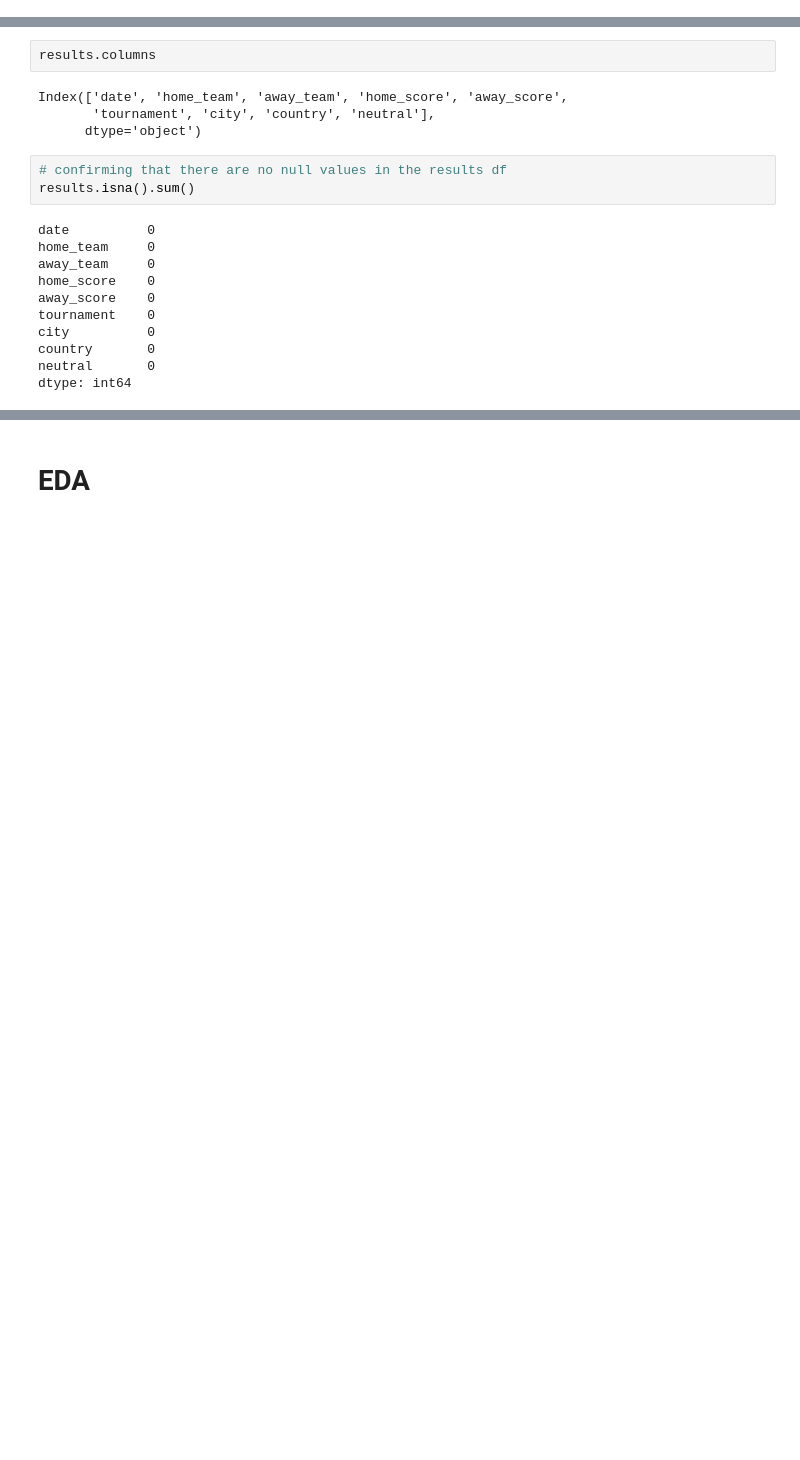
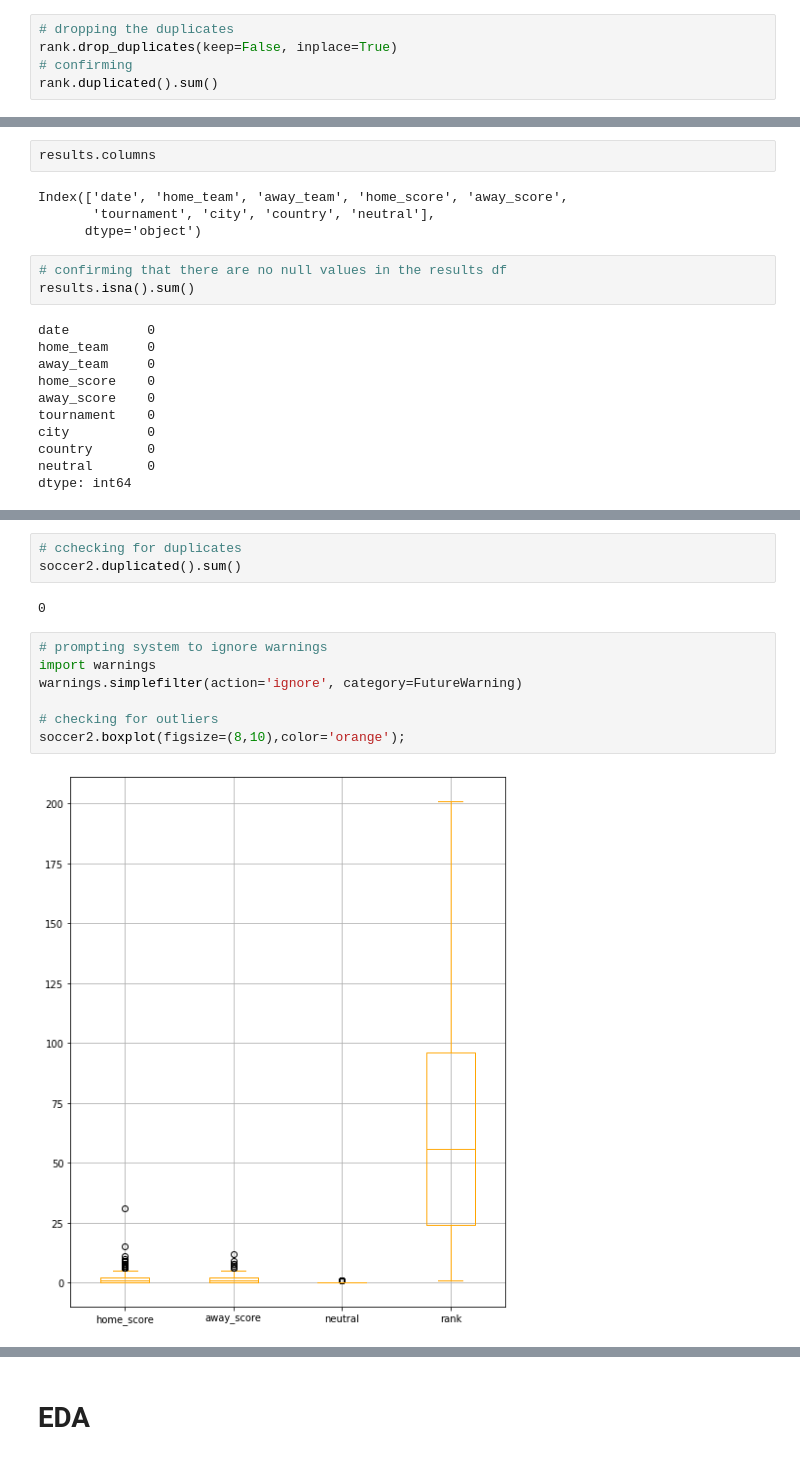
Before and after one commit to Mwadz/IP-week-6, a Jupyter notebook: Week_6_Machine_Learning_Regression_Cynthia_Mwadime_2022_IP.ipynb, the cells around one changed output, grey strips where cells are left out. Drawn from its saved outputs; the diff is of its cells as text; blank space fills up the shorter version.

```diff
--- a/Week_6_Machine_Learning_Regression_Cynthia_Mwadime_2022_IP.ipynb
+++ b/Week_6_Machine_Learning_Regression_Cynthia_Mwadime_2022_IP.ipynb
@@ -105,0 +122,5 @@ dtype: int64
+# %%
+# dropping the duplicates
+rank.drop_duplicates(keep=False, inplace=True)
+# confirming
+rank.duplicated().sum()
@@ -175,0 +267,14 @@ dtype: int64
+# %%
+# cchecking for duplicates
+soccer2.duplicated().sum()
+# %% [output]
+0
+# %%
+# prompting system to ignore warnings
+import warnings
+warnings.simplefilter(action='ignore', category=FutureWarning)
+
+# checking for outliers
+soccer2.boxplot(figsize=(8,10),color='orange');
+# %% [output]
+[figure, added]
```
Also changed, not shown: parts of 43 cells of this notebook.
